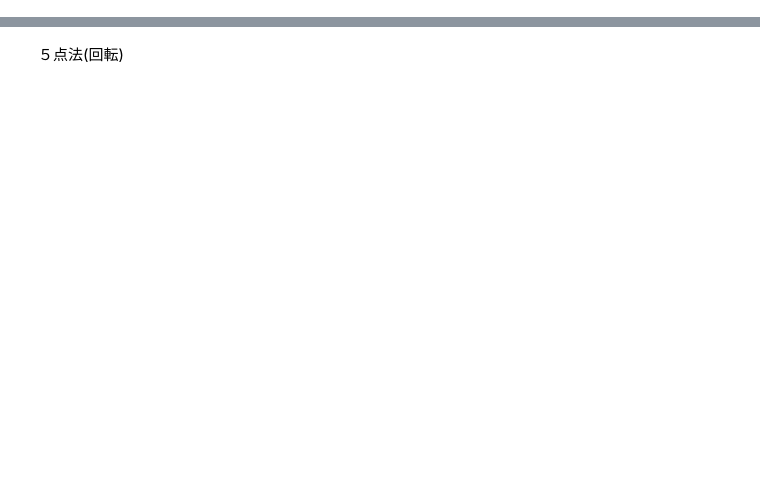
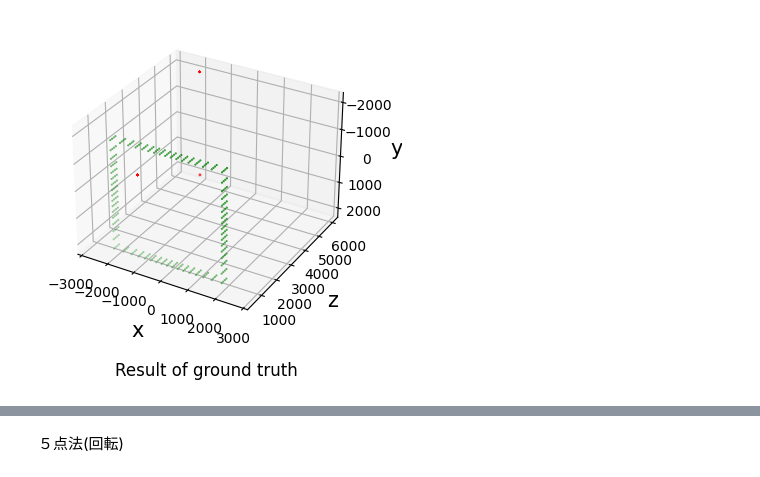
Before and after one commit to gutter-mouth/InchwormMeasurement, a Jupyter notebook: test_simulator.ipynb, the cells around one changed output, grey strips where cells are left out. Cells and saved outputs as stored; diff of their text form; code cells hidden in the pictures; blank space fills up the shorter version.

```diff
--- a/test_simulator.ipynb
+++ b/test_simulator.ipynb
@@ -84,0 +130,3 @@ def test_5points_straight():
+# %%
+spot_laser_three = Laser.load("spot_laser_three")
+ring_laser = Laser.load("ring_laser")
@@ -84,0 +150,24 @@ def test_5points_straight():
+# %%
+[idx_camera, idx_spot] = Simulator.generate_idx(100, 10, 40)
+simulator_params = {
+    "A": A,
+    "spot_laser": spot_laser_three,
+    "ring_laser": ring_laser,
+    "cMr": cMr,
+    "idx_camera": idx_camera,
+    "idx_spot": idx_spot,
+    "round_threshold": 0.5,
+    "is_bundle": True,
+    "is_scale_true": False,
+    "name": "運動直進，スポットレーザはみ出しなし",
+}
+
+S = Simulator(simulator_params)
+S.run_preprocess()
+S.run_measurement()
+
+
+# S.show_result(is_groundtruth=False)
+# S.show_result(is_groundtruth=True)
+
+# S.plot_pose()
@@ -84,0 +193,4 @@ def test_5points_straight():
+# %%
+S.show_result(is_groundtruth=True)
+# %% [output]
+[figure, added]
```
Also changed, not shown: parts of 34 cells of this notebook, 6 other files.
